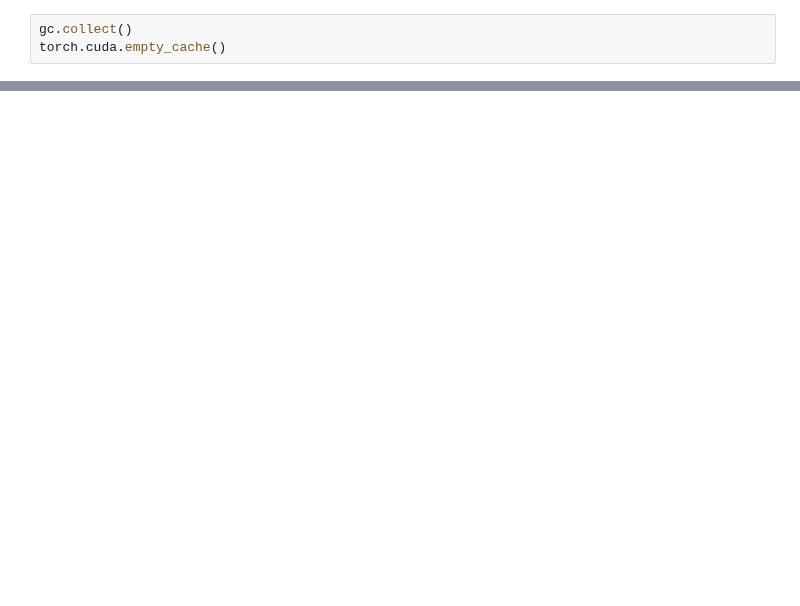
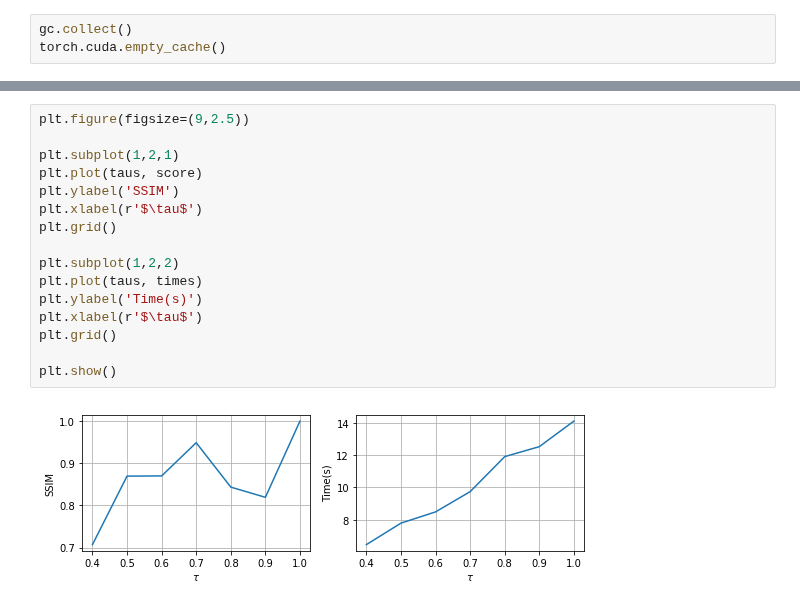
Before and after one commit to xil222/krypton, a Jupyter notebook: exps/cnn_ivm_explore.ipynb, the cells around one changed output, grey strips where cells are left out. Drawn from its saved outputs; the diff is of its cells as text; blank space fills up the shorter version.

```diff
--- a/exps/cnn_ivm_explore.ipynb
+++ b/exps/cnn_ivm_explore.ipynb
@@ -119,0 +121,18 @@ BETA: 0.4 Inference Time: 15.4305930138
+# %%
+plt.figure(figsize=(9,2.5))
+
+plt.subplot(1,2,1)
+plt.plot(taus, score)
+plt.ylabel('SSIM')
+plt.xlabel(r'$\tau$')
+plt.grid()
+
+plt.subplot(1,2,2)
+plt.plot(taus, times)
+plt.ylabel('Time(s)')
+plt.xlabel(r'$\tau$')
+plt.grid()
+
+plt.show()
+# %% [output]
+[figure, added]
```
Also changed, not shown: parts of 9 cells of this notebook, 30 other files.
